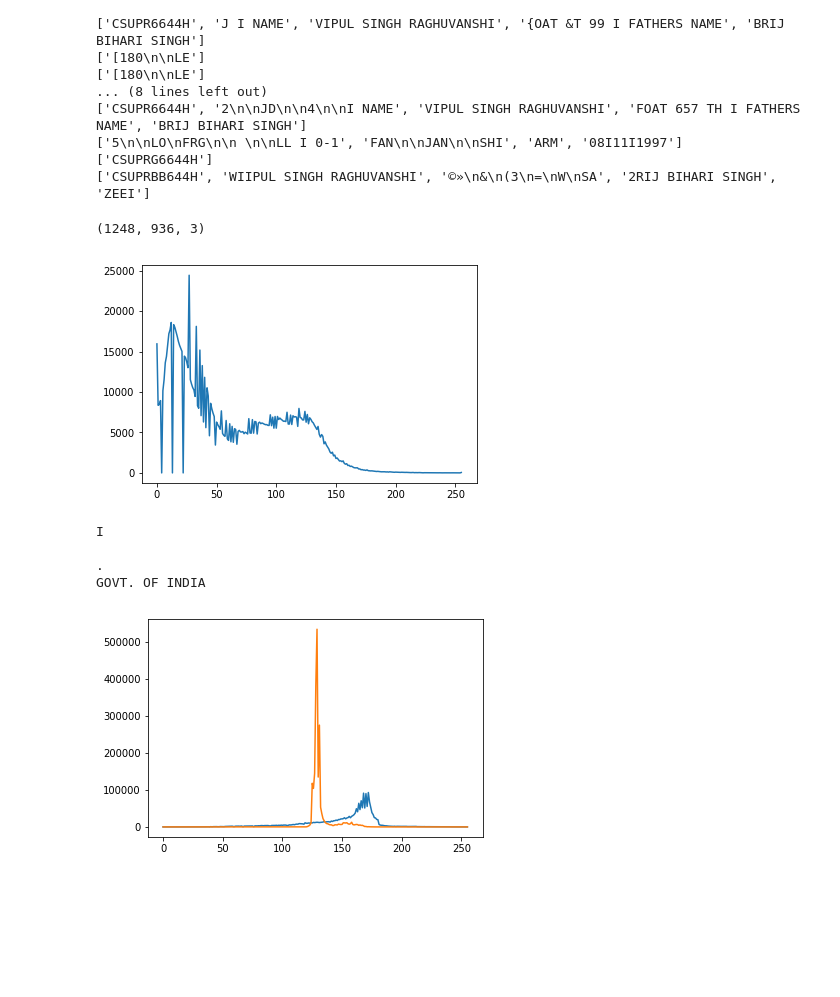
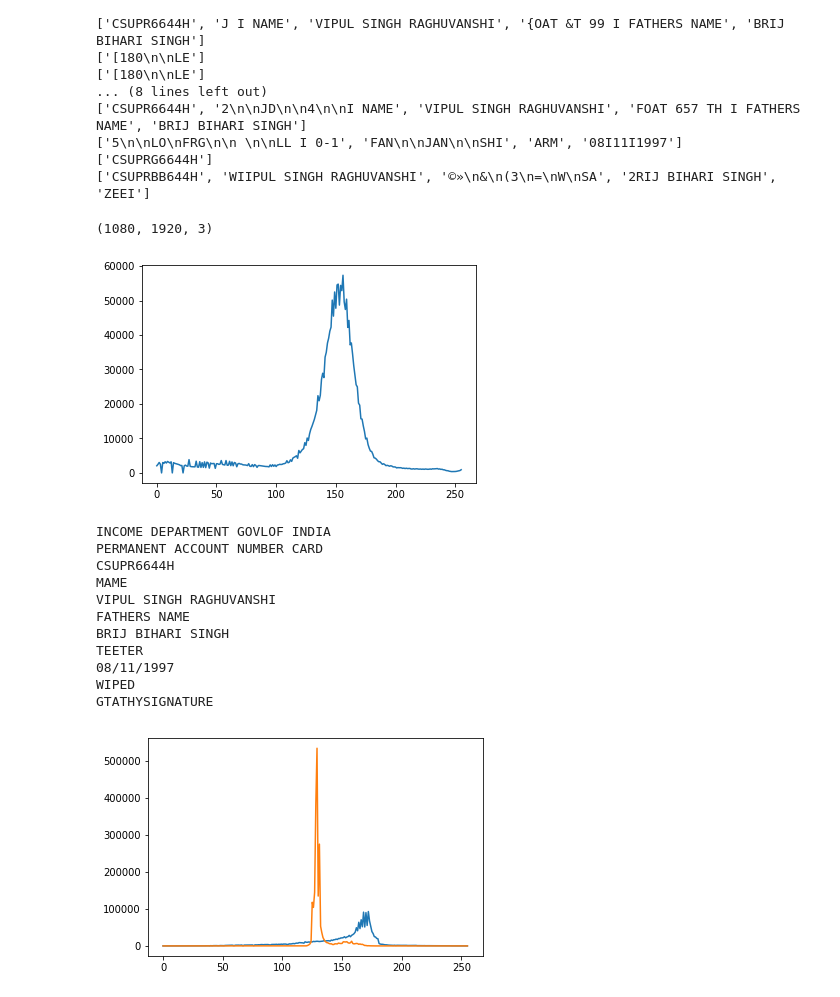
Before and after one commit to Praneet9/Smart_Editor, a Jupyter notebook: Mobicule/Preprocessing.ipynb, the cells around one changed output. Saved outputs shown, nothing was run; the diff lists cells and outputs as text; code cells hidden in the pictures; blank space fills up the shorter version.

```diff
--- a/Mobicule/Preprocessing.ipynb
+++ b/Mobicule/Preprocessing.ipynb
@@ -115,6 +115,21 @@ for i in os.listdir('pancards/'):
 ['5\n\nLO\nFRG\n\n \n\nLL I 0-1', 'FAN\n\nJAN\n\nSHI', 'ARM', '08I11I1997']
 ['CSUPRG6644H']
 ['CSUPRBB644H', 'WIIPUL SINGH RAGHUVANSHI', '©»\n&\n(3\n=\nW\nSA', '2RIJ BIHARI SINGH', 'ZEEI']
+# %%
+def clean_text(text_list):
+    my_list = []
+    for i in text_list:
+        if i != ' ' or i != '  ' or i != '':
+            i = re.sub('[^A-Za-z0-9-/ ]+', '', i)
+            shortword = re.compile(r'\W*\b[^0-9/]\w{1,2}\b')
+            i = shortword.sub('', i)
+            i = i.lstrip()
+            i = i.rstrip()
+            i = re.sub('\s{2,}', '', i)
+            if i == '':
+                continue
+            my_list.append(i)
+    return my_list
 # %%
 import cv2
 import matplotlib.pyplot as plt
@@ -123,8 +139,8 @@ import pytesseract as pyt
 # %%
-image = cv2.imread('ignore/my_pan_darker.jpg')
-image = cv2.resize(image, None, fx = 0.3, fy = 0.3)
+image = cv2.imread('ignore/pancards/2019-01-04 16:00:18.128677.png')
+# image = cv2.resize(image, None, fx = 0.3, fy = 0.3)
 # cv2.imshow('title', image)
-cv2.waitKey(0)
+# cv2.waitKey(0)
 # image = image[450:1080, 0:900]
 print(image.shape)
 
@@ -134,27 +150,26 @@ kernel_sharpening = np.array([[-1,-1,-1],
 
 image = cv2.GaussianBlur(image, (5, 5), 0)
 image = cv2.filter2D(image, -1, kernel_sharpening)
-image = cv2.GaussianBlur(image, (5, 5), 0)
+image = cv2.GaussianBlur(image, (3, 3), 0)
 image = cv2.filter2D(image, -1, kernel_sharpening)
-# image = cv2.filter2D(image, -1, kernel_sharpening)
-# image = cv2.GaussianBlur(image, (5, 5), 0)
-# image = cv2.filter2D(image, -1, kernel_sharpening)
+image = cv2.GaussianBlur(image, (3, 3), 0)
 
-cv2.imshow('title', image)
-cv2.waitKey(0)
+# cv2.imshow('title', image)
+# cv2.waitKey(0)
 
-image = cv2.cvtColor(image, cv2.COLOR_BGR2LAB)
+lab = cv2.cvtColor(image, cv2.COLOR_BGR2LAB)
 
-image, _, _ = cv2.split(image)
+luminance, a, b = cv2.split(lab)
 
-hist,_ = np.histogram(image,256,[0,256])
+hist,bins = np.histogram(luminance,256,[0,256])
 
 mean = int((np.argmax(hist) + np.argmin(hist)) / 2)
+
 # mean = np.argmax(hist)
 plt.plot(hist)
 plt.show()
-image[image > mean] = 255
-image[image <= mean] = 0
+luminance[luminance > mean] = 255
+luminance[luminance <= mean] = 0
 
 # image = cv2.GaussianBlur(image, (3, 3), 0)
 # image = cv2.filter2D(image, -1, kernel_sharpening)
@@ -166,40 +181,49 @@ image[image <= mean] = 0
 # # finding contours of the line
 # _, ctrs_line, _ = cv2.findContours(image.copy(), cv2.RETR_EXTERNAL, cv2.CHAIN_APPROX_SIMPLE)
 # sorted_ctrs_line = sorted(ctrs_line, key=lambda ctr: cv2.boundingRect(ctr)[3])
 
 # x_line, y_line, w_line, h_line = cv2.boundingRect(sorted_ctrs_line[-1])
 # print(x_line, y_line, w_line, h_line)
 
 # cropped_line = image[y_line:y_line + h_line, x_line:x_line + w_line]
 
 # for i, ctr_line in enumerate(sorted_ctrs_line):
 #     # getting coordinates of the line contour
 #     x_line, y_line, w_line, h_line = cv2.boundingRect(ctr_line)
 #     if w_line * h_line < 3000 or w_line * h_line > 50000:
 #         continue
 
 #     cropped_line = image[y_line:y_line + h_line, x_line:x_line + w_line]
 #     blac = np.invert(cropped_line)
 #     cv2.imwrite('bdgdfg' + str(i) + '.jpg', blac)
 
 #     testing = og_image[y_line:y_line + h_line, x_line:x_line + w_line]
 
 # cv2.imshow('title', cropped_line)
 # cv2.waitKey(0)
 
-text = pyt.image_to_string(image, config=('--oem 1 --psm 3'))
-print(text)
-cv2.imshow('title', image)
-cv2.waitKey(0)
+text = pyt.image_to_string(luminance, config=('--oem 1 --psm 3'))
+data = text.replace("#", "4").replace("'", "").replace('"', '').replace('!', 'I').replace(']', 'I').upper().split('\n')
+clean_text(data)
+# print(data)
+# cv2.imshow('title', luminance)
+# cv2.waitKey(0)
 # cv2.imshow('title', cv2.resize(a, None, fx = 0.5, fy = 0.5))
 # cv2.waitKey(0)
 # cv2.imshow('title', cv2.resize(b, None, fx = 0.5, fy = 0.5))
 # cv2.waitKey(0)
 cv2.destroyAllWindows()
 # %% [output]
-(1248, 936, 3)
+(1080, 1920, 3)
-[figure, old version]
+[figure, new version]
-I
-
-.
-GOVT. OF INDIA
+INCOME DEPARTMENT GOVLOF INDIA
+PERMANENT ACCOUNT NUMBER CARD
+CSUPR6644H
+MAME
+VIPUL SINGH RAGHUVANSHI
+FATHERS NAME
+BRIJ BIHARI SINGH
+TEETER
+08/11/1997
+WIPED
+GTATHYSIGNATURE
```
Also changed, not shown: parts of 2 cells of this notebook.
